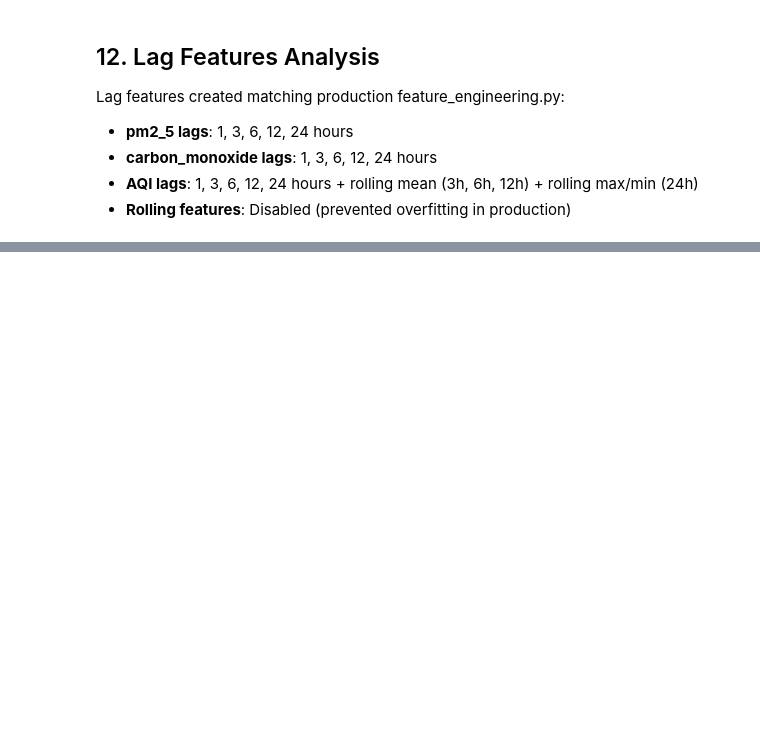
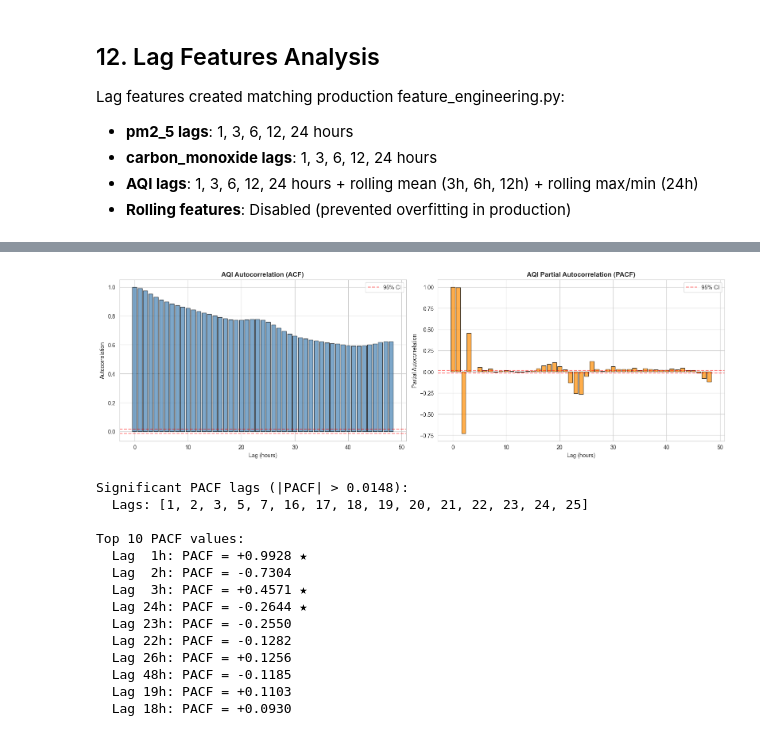
Before and after one commit to SyedaAnoosha/AQI-Predictor, a Jupyter notebook: notebooks/eda.ipynb, the cells around one changed output, grey strips where cells are left out. Cells and saved outputs as stored; diff of their text form; code cells hidden in the pictures; blank space fills up the shorter version.

```diff
--- a/notebooks/eda.ipynb
+++ b/notebooks/eda.ipynb
@@ -388,7 +388,7 @@ df_features = df_clean.copy().sort_values('time').reset_index(drop=True)
 
 # Create lag features (pm2_5 and carbon_monoxide only - matching feature_engineering.py)
 lag_periods = [1, 3, 6, 12, 24]
-lag_variables = ['pm2_5', 'carbon_monoxide']
+lag_variables = ['pm2_5', 'carbon_monoxide', 'temperature_2m']
 for var in lag_variables:
     if var in df_features.columns:
         for lag in lag_periods:
@@ -418,6 +418,6 @@ Feature engineering: 17520 → 17496 rows, 41 features
 Lag features: pm2_5 (10), carbon_monoxide (5), aqi (11)
 # %%
-base_features = ['pm2_5', 'carbon_monoxide']
+base_features = ['pm2_5', 'carbon_monoxide', 'temperature_2m']
 base_correlations = df_features[base_features + ['aqi']].corr()['aqi'].drop('aqi')
 
 lag_features = [col for col in df_features.columns if '_lag_' in col]
@@ -425,6 +425,6 @@ lag_correlations = df_features[lag_features + ['aqi']].corr()['aqi'].drop('aqi')
 
 print(f"\nTotal lag features created: {len(lag_features)}")
 print(f"\nTop 15 Lag Features:")
-for i, (feature, corr) in enumerate(lag_correlations.head(15).items(), 1):
+for i, (feature, corr) in enumerate(lag_correlations.head(26).items(), 1):
     print(f"  {i:2d}. {feature:<40} {corr:7.4f}")
 # %% [output]
@@ -500,0 +504,59 @@ Lag features created matching production feature_engineering.py:
+# %%
+from statsmodels.tsa.stattools import acf, pacf
+
+# ── 1. AQI Autocorrelation & Partial Autocorrelation ──
+aqi_series = df_clean['aqi'].dropna().values
+max_lags = 48  # 48 hours
+
+acf_vals = acf(aqi_series, nlags=max_lags, fft=True)
+pacf_vals = pacf(aqi_series, nlags=max_lags)
+
+fig, axes = plt.subplots(1, 2, figsize=(16, 5))
+
+# ACF plot
+axes[0].bar(range(max_lags + 1), acf_vals, color='steelblue', edgecolor='black', alpha=0.7)
+conf_interval = 1.96 / np.sqrt(len(aqi_series))
+axes[0].axhline(y=conf_interval, color='red', linestyle='--', alpha=0.5, label='95% CI')
+axes[0].axhline(y=-conf_interval, color='red', linestyle='--', alpha=0.5)
+axes[0].set_xlabel('Lag (hours)')
+axes[0].set_ylabel('Autocorrelation')
+axes[0].set_title('AQI Autocorrelation (ACF)', fontweight='bold')
+axes[0].legend()
+
+# PACF plot - shows direct effect of each lag
+axes[1].bar(range(max_lags + 1), pacf_vals, color='darkorange', edgecolor='black', alpha=0.7)
+axes[1].axhline(y=conf_interval, color='red', linestyle='--', alpha=0.5, label='95% CI')
+axes[1].axhline(y=-conf_interval, color='red', linestyle='--', alpha=0.5)
+axes[1].set_xlabel('Lag (hours)')
+axes[1].set_ylabel('Partial Autocorrelation')
+axes[1].set_title('AQI Partial Autocorrelation (PACF)', fontweight='bold')
+axes[1].legend()
+
+plt.tight_layout()
+plt.show()
+
+# Identify significant PACF lags (above 95% CI)
+significant_pacf_lags = [i for i in range(1, max_lags + 1) if abs(pacf_vals[i]) > conf_interval]
+print(f"\nSignificant PACF lags (|PACF| > {conf_interval:.4f}):")
+print(f"  Lags: {significant_pacf_lags[:15]}")
+print(f"\nTop 10 PACF values:")
+pacf_ranked = sorted(enumerate(pacf_vals[1:], 1), key=lambda x: abs(x[1]), reverse=True)
+for lag, val in pacf_ranked[:10]:
+    marker = " ★" if lag in [1, 3, 6, 12, 24] else ""
+    print(f"  Lag {lag:2d}h: PACF = {val:+.4f}{marker}")
+# %% [output]
+[figure, added]
+Significant PACF lags (|PACF| > 0.0148):
+  Lags: [1, 2, 3, 5, 7, 16, 17, 18, 19, 20, 21, 22, 23, 24, 25]
+
+Top 10 PACF values:
+  Lag  1h: PACF = +0.9928 ★
+  Lag  2h: PACF = -0.7304
+  Lag  3h: PACF = +0.4571 ★
+  Lag 24h: PACF = -0.2644 ★
+  Lag 23h: PACF = -0.2550
+  Lag 22h: PACF = -0.1282
+  Lag 26h: PACF = +0.1256
+  Lag 48h: PACF = -0.1185
+  Lag 19h: PACF = +0.1103
+  Lag 18h: PACF = +0.0930
```
Also changed, not shown: parts of 13 cells of this notebook, 7 other files.
